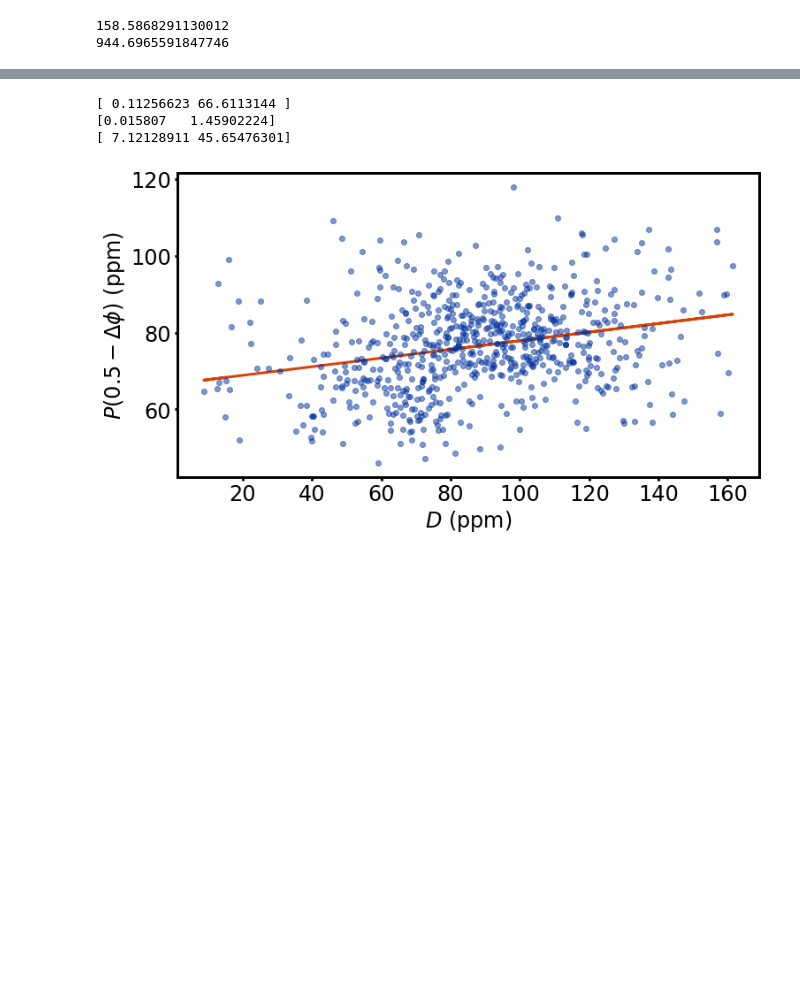
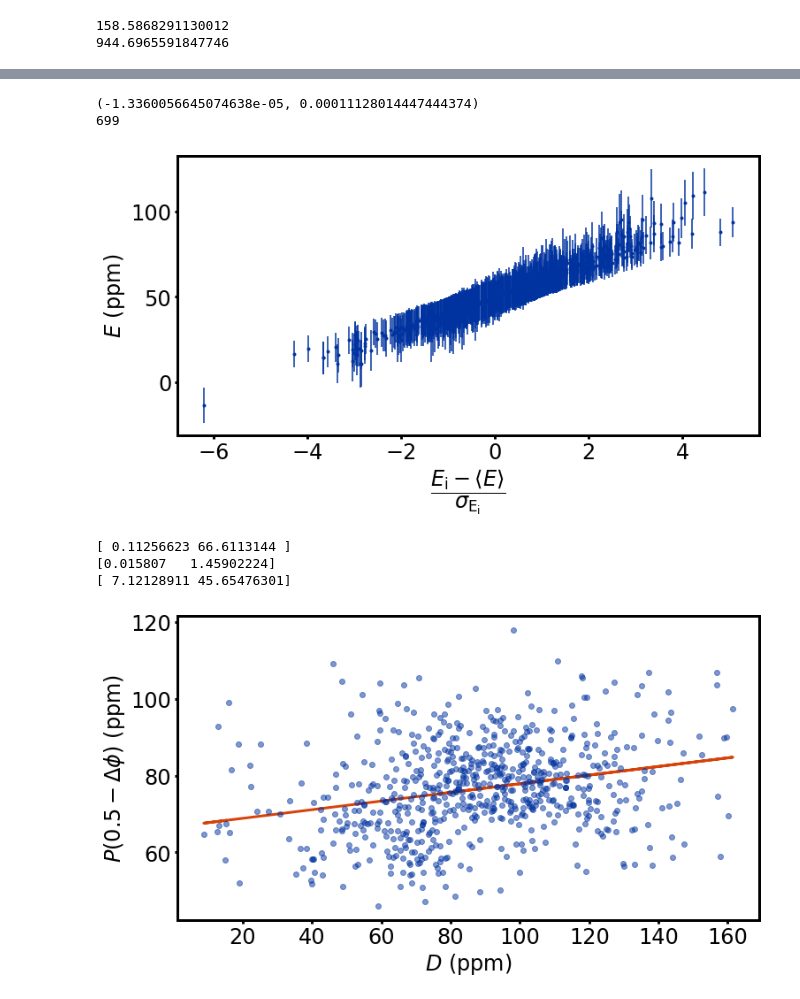
Before and after one commit to BoiseStatePlanetary/Searching-for-Variability-in-Eclipses-in-the-Kepler-Dataset, a Jupyter notebook: code/Analyzing_Kepler76b_with_LM.ipynb, the cells around one changed output, grey strips where cells are left out. Drawn from its saved outputs; the diff is of its cells as text; code cells hidden in the pictures; blank space fills up the shorter version.

Commit message:
Checking variability analysis again

```diff
--- a/code/Analyzing_Kepler76b_with_LM.ipynb
+++ b/code/Analyzing_Kepler76b_with_LM.ipynb
@@ -653,3 +662,38 @@ plt.tight_layout()
+# %%
+which_param = 2
+
+x = orbit_times[num_periods_to_fold][1:]
+y = best_fit_params[num_periods_to_fold][1:,which_param]
+print(np.min(y), np.max(y))
+yerr = best_fit_params_uncertainties[num_periods_to_fold][1:,which_param]
+ind = (p_vals >= 1e-3)
+print(y[ind].size)
+
+#baseline, eclipse_depth, Aplanet, phase_shift
+#baseline, eclipse_depth, Aellip, Abeam, Aplanet, phase_shift
+
+fig = plt.figure(figsize=(6*16./9, 6))
+ax = fig.add_subplot(111)
+
+# ax.axhline(new_BEER_popt[4]*1e6, color=BoiseState_orange, lw=3)
+# ax.errorbar(x[ind], y[ind]*1e6, yerr[ind]*1e6, marker='.', ls='', color=BoiseState_blue, alpha=0.5)
+
+ax.errorbar((y[ind] - new_BEER_popt[4])/yerr[ind], y[ind]*1e6, yerr[ind]*1e6, marker='.', ls='', color=BoiseState_blue)
+
+ax.tick_params(labelsize=24, width=3)
+
+ax.set_xlabel('$\\dfrac{E_{\\rm i} - \\langle E \\rangle}{\sigma_{\\rm E_{\\rm i}}}$', fontsize=24)
+ax.set_ylabel('$E$ (ppm)', fontsize=24)
+
+for axis in ['top','bottom','left','right']:
+    ax.spines[axis].set_linewidth(3)
+
+plt.tight_layout()
+#fig.savefig('eclipse-variability_20-orbs_Analyzing_Kepler76b_with_LM.png', dpi=500)
+# %% [output]
+(-1.3360056645074638e-05, 0.00011128014447444374)
+699
+[figure, added]
 # %%
 baseline = best_fit_params[num_periods_to_fold][1:,0]
 
```
Also changed, not shown: parts of 14 cells of this notebook.
